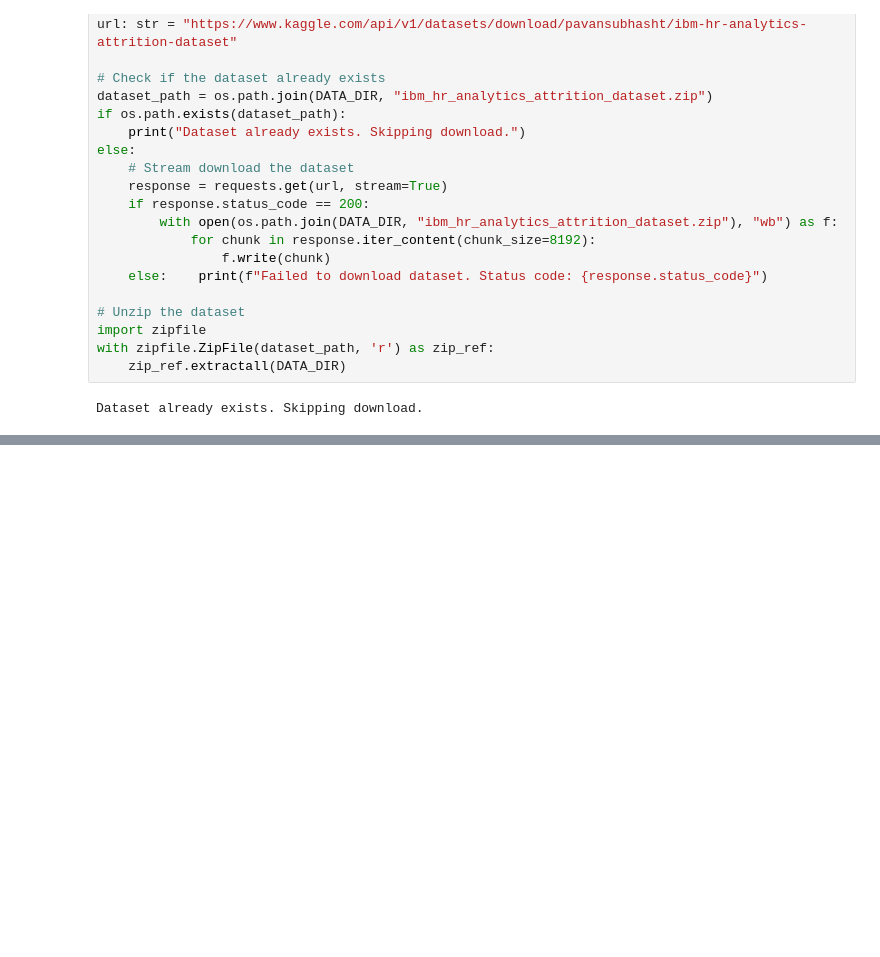
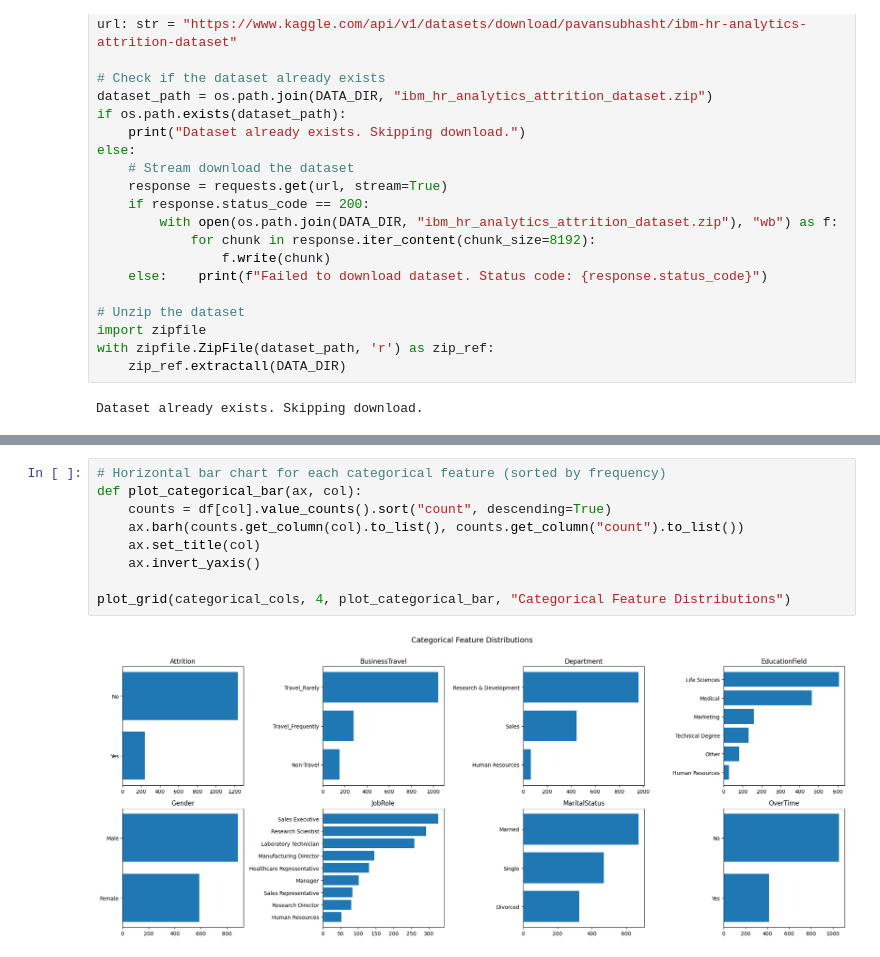
Before and after one commit to BigDataProject8/WorkforceIntelligence, a Jupyter notebook: project-08.ipynb, the cells around one changed output, grey strips where cells are left out. Cells and saved outputs as stored; diff of their text form; blank space fills up the shorter version.

```diff
--- a/project-08.ipynb
+++ b/project-08.ipynb
@@ -100,0 +227,11 @@ df = df.drop(drop_cols)
+# %%
+# Horizontal bar chart for each categorical feature (sorted by frequency)
+def plot_categorical_bar(ax, col):
+    counts = df[col].value_counts().sort("count", descending=True)
+    ax.barh(counts.get_column(col).to_list(), counts.get_column("count").to_list())
+    ax.set_title(col)
+    ax.invert_yaxis()
+
+plot_grid(categorical_cols, 4, plot_categorical_bar, "Categorical Feature Distributions")
+# %% [output]
+[figure, added]
```
Also changed, not shown: parts of 25 cells of this notebook.
